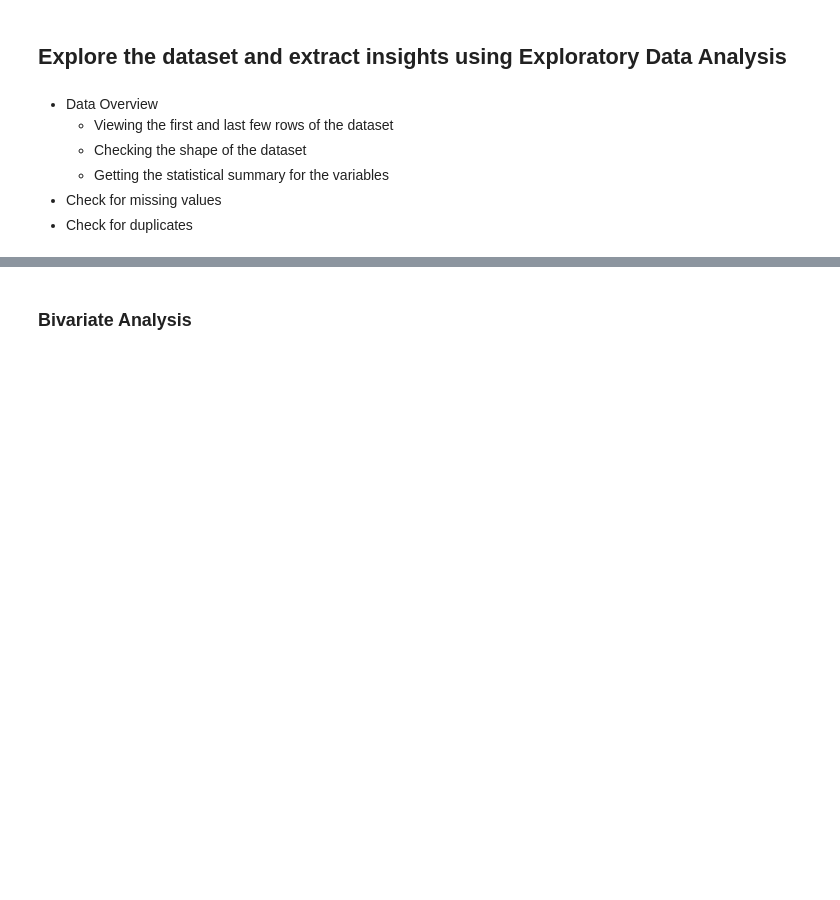
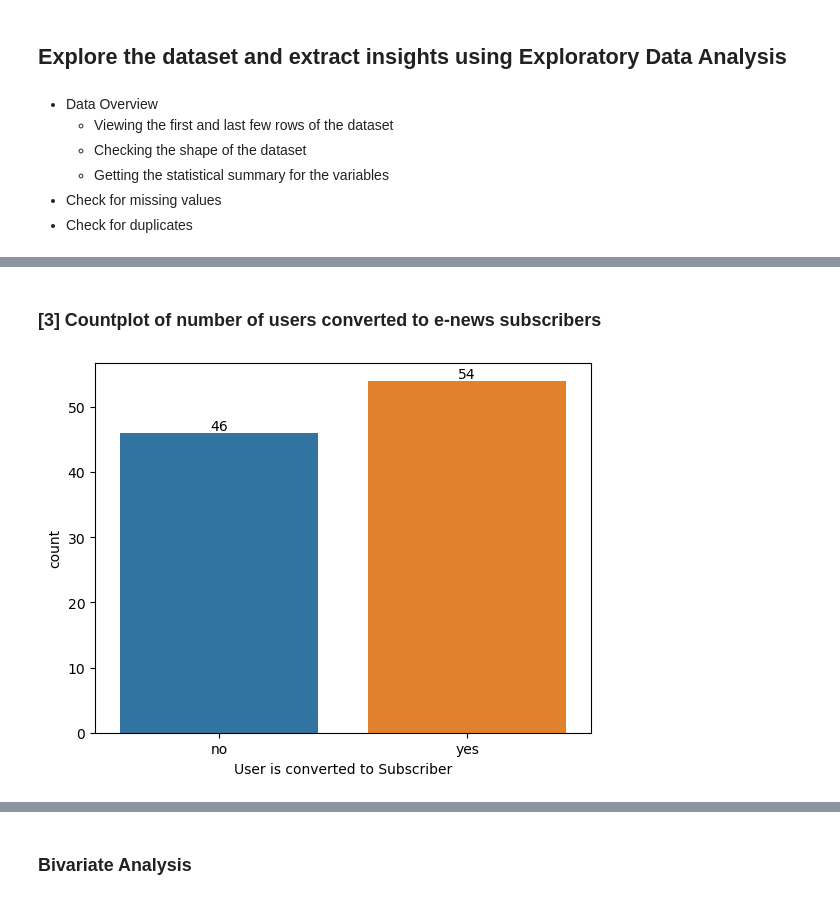
Before and after one commit to YatikT/Coursework, a Jupyter notebook: Project File Stats.ipynb, the cells around one changed output, grey strips where cells are left out. Drawn from its saved outputs; the diff is of its cells as text; code cells hidden in the pictures; blank space fills up the shorter version.

```diff
--- a/Project File Stats.ipynb
+++ b/Project File Stats.ipynb
@@ -123,0 +147,10 @@ dtype: int64
+# %% [markdown]
+### [3] Countplot of number of users converted to e-news subscribers
+# %%
+# Creating and labelling a countplot of the number of users converted in the dataset
+
+fig3= sns.countplot(data=df,x='converted')
+fig3.bar_label(fig3.containers[0], label_type='edge')
+plt.xlabel('User is converted to Subscriber');
+# %% [output]
+[figure, added]
```
Also changed, not shown: parts of 21 cells of this notebook.
